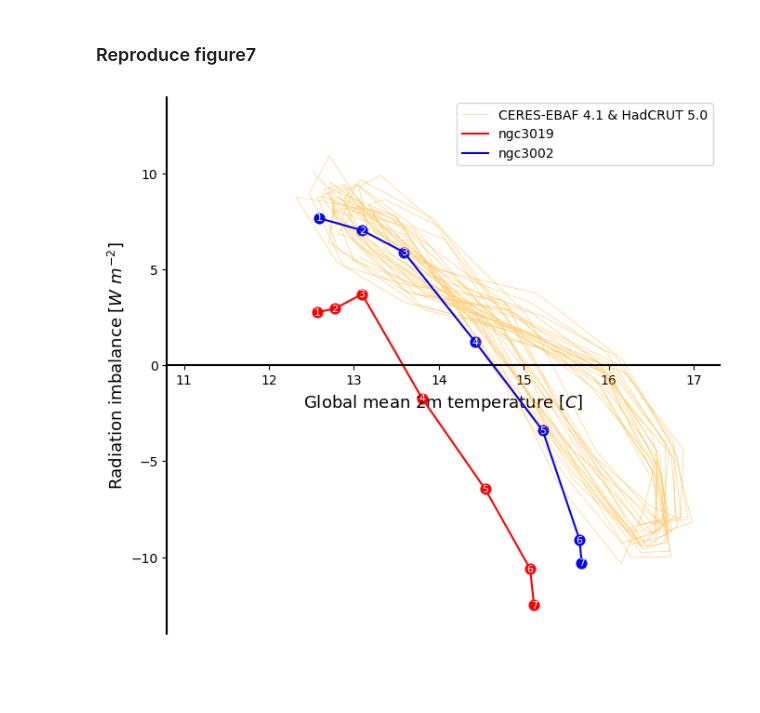
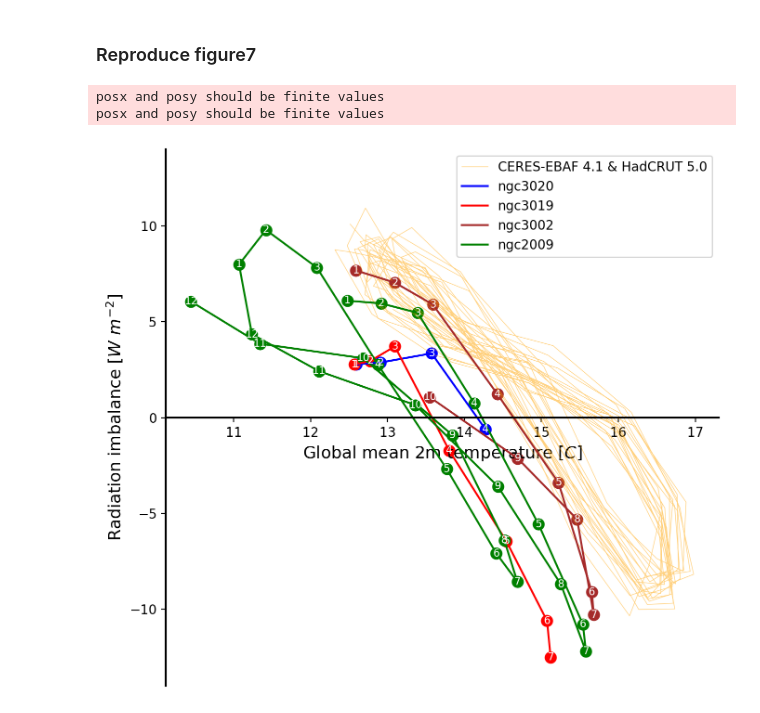
Before and after one commit to junhonglee89/energy_balance_research, a Jupyter notebook: Mauritsen_figure8.ipynb, the cells around one changed output. Saved outputs shown, nothing was run; the diff lists cells and outputs as text; code cells hidden in the pictures; blank space fills up the shorter version.

```diff
--- a/Mauritsen_figure8.ipynb
+++ b/Mauritsen_figure8.ipynb
@@ -280,6 +290,13 @@ ceres_toanet_mean = dataCERES['toa_net_all_mon'].sel(time=slice('2001','2020'))
 had_tas_mean      = had_tas['tas'].weighted(had_weights).mean(('lat','lon')).values
 # %% [markdown]
 ##### Model
+# %%
+ngc20_toanet_mean = dataNGC20['rsdt'] - dataNGC20['rsut'] - dataNGC20['rlut']
+ngc20_toanet_mean = ngc20_toanet_mean.resample(time='1M').mean('time')
+ngc20_toanet_mean = ngc20_toanet_mean.weighted(ngc_weights).mean(('lat','lon')).values
+
+ngc20_tas_mean = dataNGC20['tas'].resample(time='1M').mean('time')
+ngc20_tas_mean = ngc20_tas_mean.weighted(ngc_weights).mean(('lat','lon')).values
 # %%
 ngc19_toanet_mean = dataNGC19['rsdt'] - dataNGC19['rsut'] - dataNGC19['rlut']
 ngc19_toanet_mean = ngc19_toanet_mean.resample(time='1M').mean('time')
@@ -294,13 +311,22 @@ ngc02_toanet_mean = ngc02_toanet_mean.weighted(ngc_weights).mean(('lat','lon')).
 
 ngc02_tas_mean = dataNGC02['tas'].resample(time='1M').mean('time')
 ngc02_tas_mean = ngc02_tas_mean.weighted(ngc_weights).mean(('lat','lon')).values
+# %%
+ngc09_toanet_mean = dataNGC09['rsdt'] - dataNGC09['rsut'] - dataNGC09['rlut']
+ngc09_toanet_mean = ngc09_toanet_mean.resample(time='1M').mean('time')
+ngc09_toanet_mean = ngc09_toanet_mean.weighted(ngc_weights).mean(('lat','lon')).values
+
+ngc09_tas_mean = dataNGC09['tas'].resample(time='1M').mean('time')
+ngc09_tas_mean = ngc09_tas_mean.weighted(ngc_weights).mean(('lat','lon')).values
 # %% [markdown]
 # Plot
 # %% [markdown]
 ### Reproduce figure7
 # %%
+ngc20_MM = np.arange(len(ngc20_tas_mean)) + 1
 ngc19_MM = np.arange(len(ngc19_tas_mean)) + 1
 ngc02_MM = np.arange(len(ngc02_tas_mean)) + 1
+ngc09_MM = np.concatenate( (np.arange(12)+1, np.arange(12)+1) )
 # %%
 def add_ngc_plot(ax, input_tas, input_toanet, color, label, MM):
     """ Add plot for given ngc simulation data set
@@ -315,38 +341,42 @@ def add_ngc_plot(ax, input_tas, input_toanet, color, label, MM):
     ax.plot(input_tas, input_toanet, c=color, label=label)
 
     for a,b,c in zip(input_tas, input_toanet, MM):
-        ax.scatter(a, b, c=color, s=60)
+        ax.scatter(a, b, c=color, s=70)
         ax.text(a, b, c, ha='center', va='center', size=8, c='white')
 # %%
 rmax, cmax = 2, 2
 fig, ax = plt.subplots(nrows=rmax,ncols=cmax, figsize=(13,12),)
 
 rr, cc = 0, 0
 ax[rr,cc].plot(had_tas_mean-273.15, ceres_toanet_mean, c='orange',
                linewidth=0.5, alpha=0.5, label='CERES-EBAF 4.1 & HadCRUT 5.0')
 
+add_ngc_plot(ax[rr,cc], ngc20_tas_mean, ngc20_toanet_mean, 'b', 'ngc3020', ngc20_MM)
 add_ngc_plot(ax[rr,cc], ngc19_tas_mean, ngc19_toanet_mean, 'r', 'ngc3019', ngc19_MM)
-add_ngc_plot(ax[rr,cc], ngc02_tas_mean, ngc02_toanet_mean, 'b', 'ngc3002', ngc02_MM)
+add_ngc_plot(ax[rr,cc], ngc02_tas_mean, ngc02_toanet_mean, 'brown', 'ngc3002', ngc02_MM)
+add_ngc_plot(ax[rr,cc], ngc09_tas_mean, ngc09_toanet_mean, 'g', 'ngc2009', ngc09_MM)
 
-ax[rr,cc].set_xlim(10.8, 17.3)
+# ax[rr,cc].set_xlim(10.8, 17.3)
 ax[rr,cc].set_xlabel('Global mean 2m temperature [$C$]', fontsize=13)
 ax[rr,cc].set_ylim(-14.0, 14.0)
 ax[rr,cc].set_ylabel('Radiation imbalance [$W \ m^{-2}$]', fontsize=13)
 # set the x-spine
 ax[rr,cc].spines['bottom'].set_position('zero')
 ax[rr,cc].spines[['right', 'top']].set_visible(False)
 
 ax[rr,cc].legend()
 leg=ax[rr,cc].legend()
 # leg.get_frame().set_linewidth(0.0)
 
 rr, cc = 0, 1
 ax[rr,cc].set_visible(False)
 rr, cc = 1, 0
 ax[rr,cc].set_visible(False)
 rr, cc = 1, 1
 ax[rr,cc].set_visible(False)
 
 plt.tight_layout()
 # %% [output]
+posx and posy should be finite values
+posx and posy should be finite values
-[figure, old version]
+[figure, new version]
```
Also changed, not shown: parts of 3 cells of this notebook.
